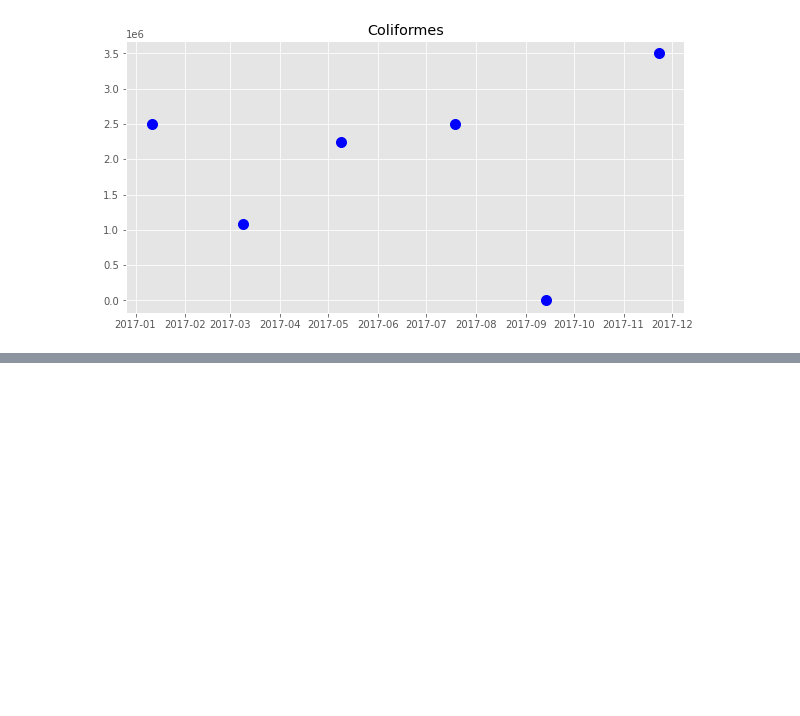
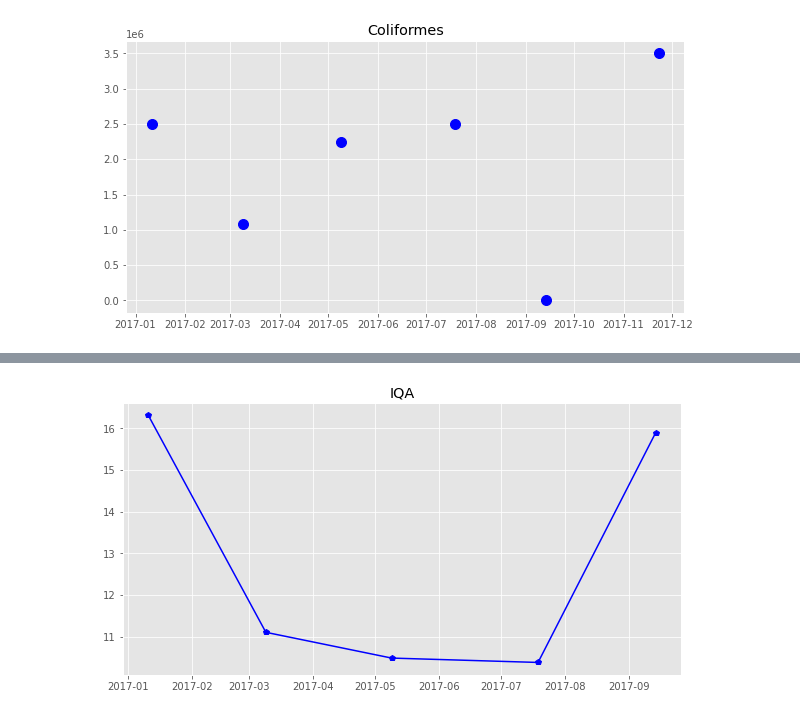
Before and after one commit to arthurfc12/IQA-QTA, a Jupyter notebook: P3_1.ipynb, the cells around one changed output, grey strips where cells are left out. Cells and saved outputs as stored; diff of their text form; code cells hidden in the pictures; blank space fills up the shorter version.

```diff
--- a/P3_1.ipynb
+++ b/P3_1.ipynb
@@ -239,0 +174,16 @@ plt.show()
+# %%
+q1 = q_data.iloc[0]
+q2 = q_data.iloc[1]
+q3 = q_data.iloc[2]
+q4 = q_data.iloc[3]
+q5 = q_data.iloc[4]
+q6 = q_data.iloc[5]
+# %%
+iqa1 = IQA(q1, w_list)
+iqa2 = IQA(q2, w_list)
+iqa3 = IQA(q3, w_list)
+iqa4 = IQA(q4, w_list)
+iqa5 = IQA(q5, w_list)
+iqa6 = IQA(q6, w_list)
+# %%
+iqa_list = [iqa1, iqa2, iqa3, iqa4, iqa5, iqa6]
@@ -239,0 +247,7 @@ plt.show()
+# %%
+plt.figure(figsize=(10,5))
+plt.plot(iqa_dates, iqa_list, "-pb")
+plt.title("IQA")
+plt.show()
+# %% [output]
+[figure, added]
```
Also changed, not shown: parts of 11 cells of this notebook, 10 other files.
